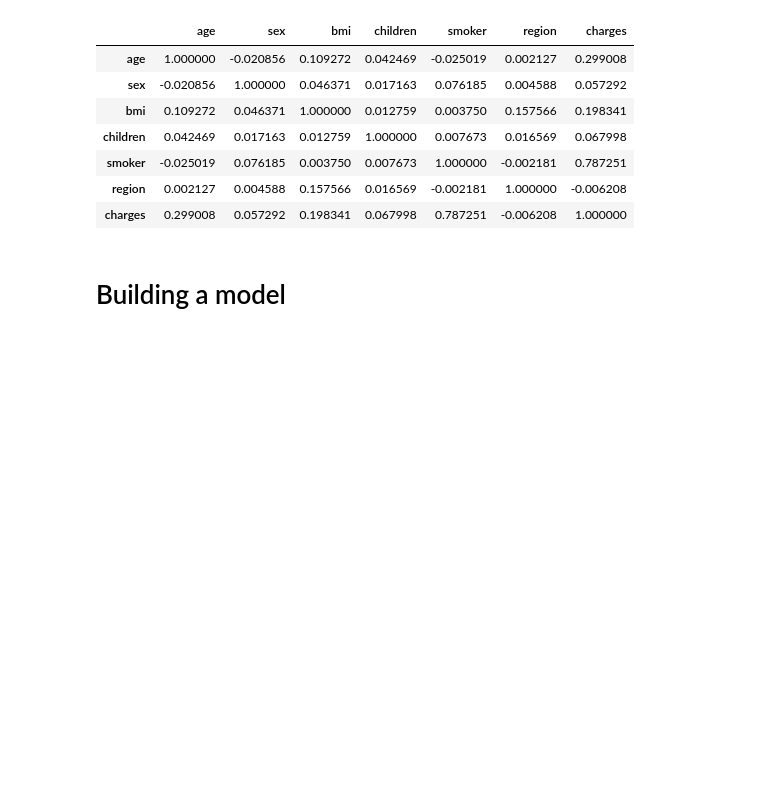
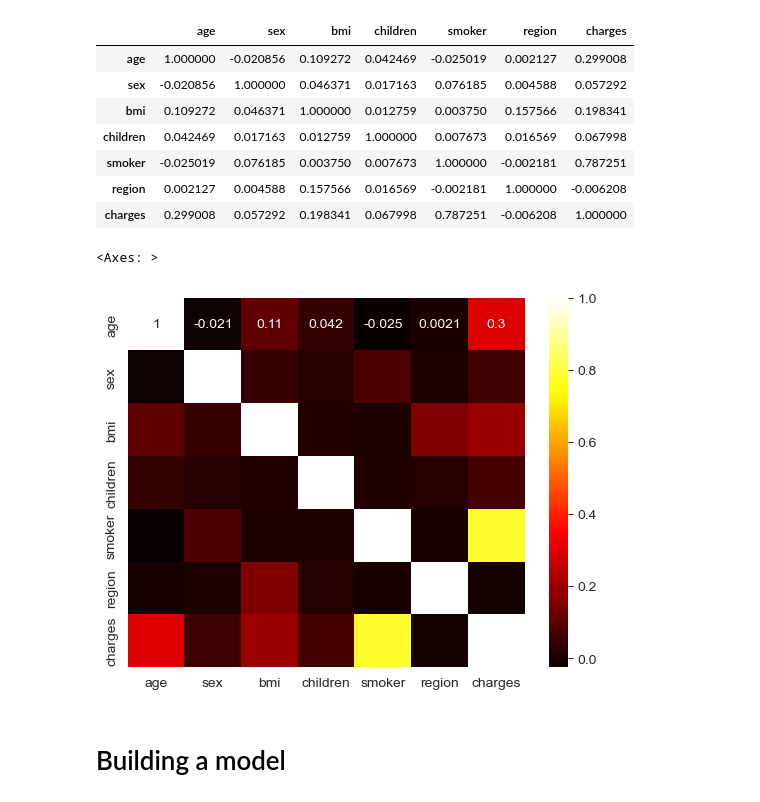
Before and after one commit to HarshdataScientist/Project, a Jupyter notebook: Medical Cost Personal Insurance Project.ipynb, the cells around one changed output. Cells and saved outputs as stored; diff of their text form; code cells hidden in the pictures; blank space fills up the shorter version.

```diff
--- a/Medical Cost Personal Insurance Project.ipynb
+++ b/Medical Cost Personal Insurance Project.ipynb
@@ -264,6 +264,11 @@ data.corr()
 | smoker | -0.025019 | 0.076185 | 0.003750 | 0.007673 | 1.000000 | -0.002181 | 0.787251 |
 | region | 0.002127 | 0.004588 | 0.157566 | 0.016569 | -0.002181 | 1.000000 | -0.006208 |
 | charges | 0.299008 | 0.057292 | 0.198341 | 0.067998 | 0.787251 | -0.006208 | 1.000000 |
+# %%
+sns.heatmap(data.corr(),annot=True,cmap='hot')
+# %% [output]
+<Axes: >
+[figure, added]
 # %% [markdown]
 # Building a model
 # %%
```
Also changed, not shown: parts of 1 cell of this notebook.
